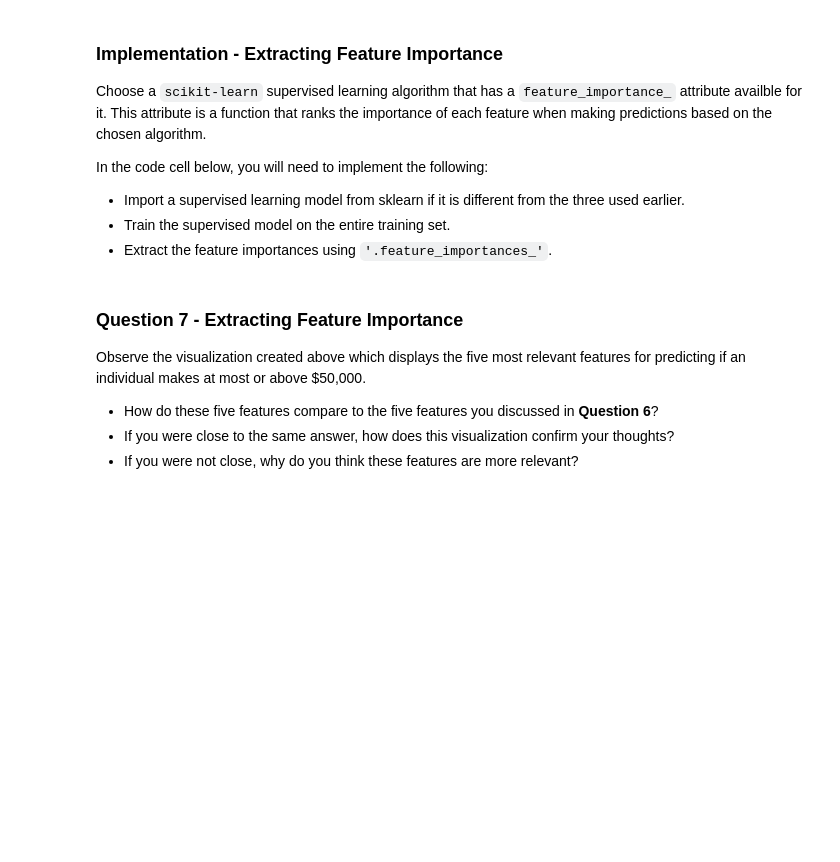
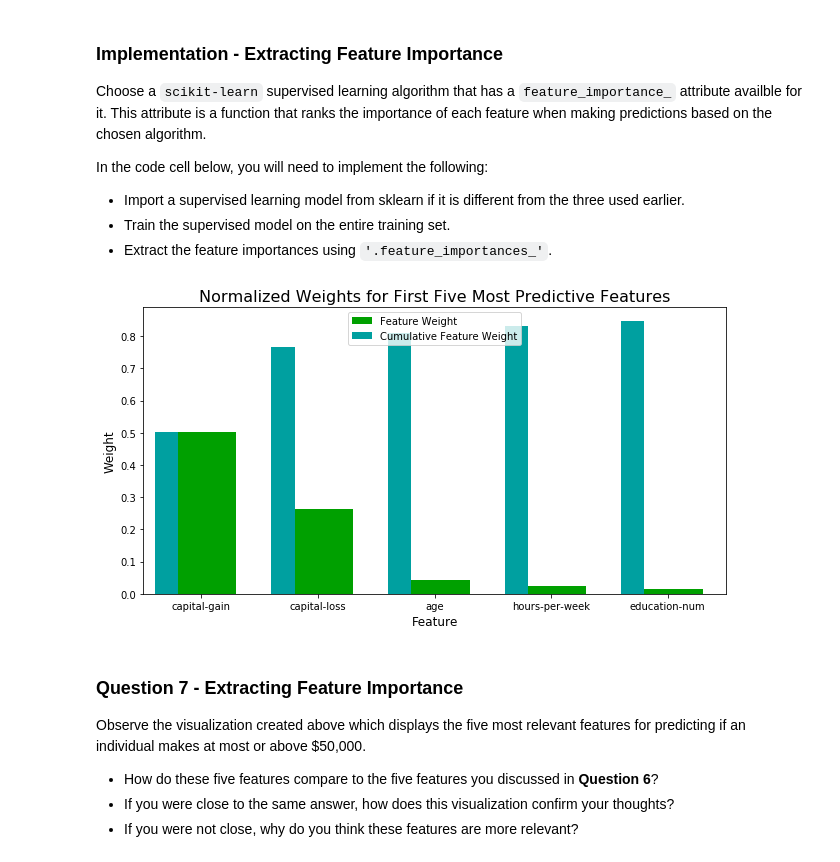
Before and after one commit to France1/MLND, a Jupyter notebook: finding_donors/finding_donors.ipynb, the cells around one changed output. Saved outputs shown, nothing was run; the diff lists cells and outputs as text; code cells hidden in the pictures; blank space fills up the shorter version.

```diff
--- a/finding_donors/finding_donors.ipynb
+++ b/finding_donors/finding_donors.ipynb
@@ -476,22 +494,25 @@ Fine tune the chosen model. Use grid search (`GridSearchCV`) with at least one i
 **Note:** Depending on the algorithm chosen and the parameter list, the following implementation may take some time to run!
 # %%
 # TODO: Import 'GridSearchCV', 'make_scorer', and any other necessary libraries
+from sklearn.model_selection import GridSearchCV
+from sklearn.metrics import make_scorer
 
 # TODO: Initialize the classifier
-clf = None
+clf = AdaBoostClassifier(random_state=7)
 
 # TODO: Create the parameters list you wish to tune, using a dictionary if needed.
 # HINT: parameters = {'parameter_1': [value1, value2], 'parameter_2': [value1, value2]}
-parameters = None
+parameters = {'n_estimators': np.arange(100, 700, 100),
+              'learning_rate': np.arange(0.8, 1.2, 0.2)}
 
 # TODO: Make an fbeta_score scoring object using make_scorer()
-scorer = None
+scorer = make_scorer(fbeta_score, beta=0.5)
 
 # TODO: Perform grid search on the classifier using 'scorer' as the scoring method using GridSearchCV()
-grid_obj = None
+grid_obj = GridSearchCV(clf, parameters, scoring=scorer)
 
 # TODO: Fit the grid search object to the training data and find the optimal parameters using fit()
-grid_fit = None
+grid_fit = grid_obj.fit(X_train, y_train)
 
 # Get the estimator
 best_clf = grid_fit.best_estimator_
@@ -501,9 +522,9 @@ predictions = (clf.fit(X_train, y_train)).predict(X_test)
 best_predictions = best_clf.predict(X_test)
 
 # Report the before-and-afterscores
-print "Unoptimized model\n------"
-print "Accuracy score on testing data: {:.4f}".format(accuracy_score(y_test, predictions))
-print "F-score on testing data: {:.4f}".format(fbeta_score(y_test, predictions, beta = 0.5))
-print "\nOptimized Model\n------"
-print "Final accuracy score on the testing data: {:.4f}".format(accuracy_score(y_test, best_predictions))
-print "Final F-score on the testing data: {:.4f}".format(fbeta_score(y_test, best_predictions, beta = 0.5))
+print("Unoptimized model\n------")
+print("Accuracy score on testing data: {:.4f}".format(accuracy_score(y_test, predictions)))
+print("F-score on testing data: {:.4f}".format(fbeta_score(y_test, predictions, beta = 0.5)))
+print("\nOptimized Model\n------")
+print("Final accuracy score on the testing data: {:.4f}".format(accuracy_score(y_test, best_predictions)))
+print("Final F-score on the testing data: {:.4f}".format(fbeta_score(y_test, best_predictions, beta = 0.5)))
@@ -546,16 +590,20 @@ In the code cell below, you will need to implement the following:
  - Extract the feature importances using `'.feature_importances_'`.
 # %%
 # TODO: Import a supervised learning model that has 'feature_importances_'
+# AdaBoostClassifier already imported above
 
 
 # TODO: Train the supervised model on the training set using .fit(X_train, y_train)
-model = None
+# I am using the AdaBoost optimized classifier that has already been trained
+model = grid_fit.best_estimator_
 
 # TODO: Extract the feature importances using .feature_importances_
-importances = None
+importances = model.feature_importances_
 
 # Plot
 vs.feature_plot(importances, X_train, y_train)
+# %% [output]
+[figure, added]
 # %% [markdown]
 ### Question 7 - Extracting Feature Importance
 
```
Also changed, not shown: parts of 23 cells of this notebook.
